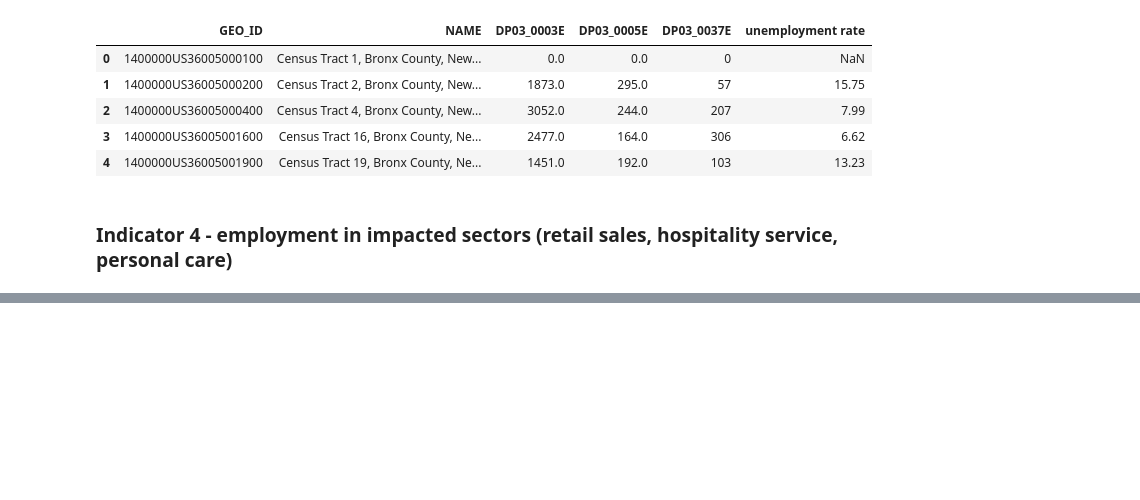
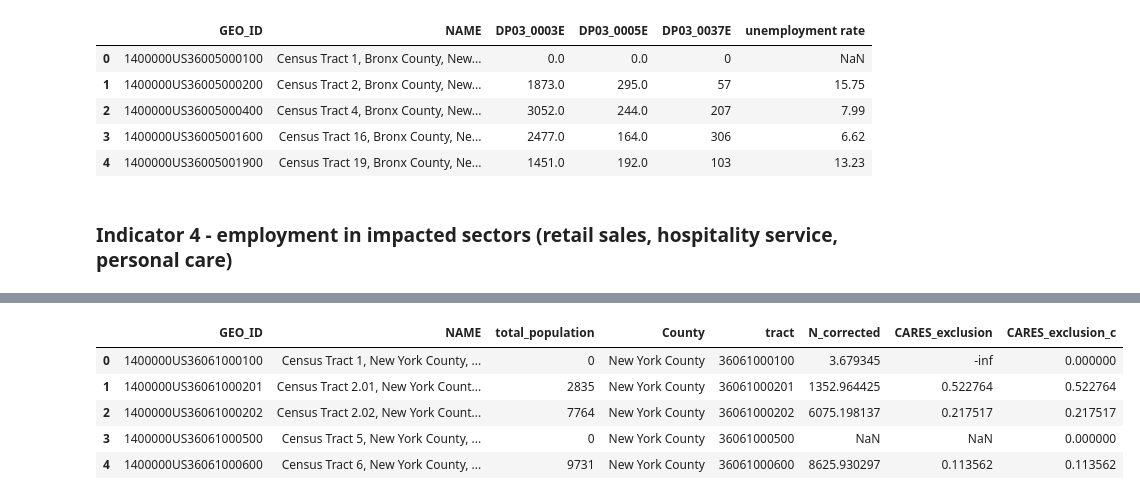
Before and after one commit to community-insight-impact/cvi_ucla_partnership, a Jupyter notebook: notebooks/merge_data_rent.ipynb, the cells around one changed output, grey strips where cells are left out. Cells and saved outputs as stored; diff of their text form; code cells hidden in the pictures; blank space fills up the shorter version.

```diff
--- a/notebooks/merge_data_rent.ipynb
+++ b/notebooks/merge_data_rent.ipynb
@@ -244,0 +419,12 @@ employment.head()
+# %%
+# Make the negative values zero for the metric
+dp05_irs["CARES_exclusion_c"] = [i if i > 0 else 0 for i in dp05_irs["CARES_exclusion"]]
+# note that this also makes all tracks with zero population have a CARES_exclusion of zero, which is argueable
+dp05_irs.head()
+# %% [output]
+|  | GEO_ID | NAME | total_population | County | tract | N_corrected | CARES_exclusion | CARES_exclusion_c |
+| 0 | 1400000US36061000100 | Census Tract 1, New York County, ... | 0 | New York County | 36061000100 | 3.679345 | -inf | 0.000000 |
+| 1 | 1400000US36061000201 | Census Tract 2.01, New York Count... | 2835 | New York County | 36061000201 | 1352.964425 | 0.522764 | 0.522764 |
+| 2 | 1400000US36061000202 | Census Tract 2.02, New York Count... | 7764 | New York County | 36061000202 | 6075.198137 | 0.217517 | 0.217517 |
+| 3 | 1400000US36061000500 | Census Tract 5, New York County, ... | 0 | New York County | 36061000500 | NaN | NaN | 0.000000 |
+| 4 | 1400000US36061000600 | Census Tract 6, New York County, ... | 9731 | New York County | 36061000600 | 8625.930297 | 0.113562 | 0.113562 |
```
Also changed, not shown: parts of 13 cells of this notebook, 3 other files.
